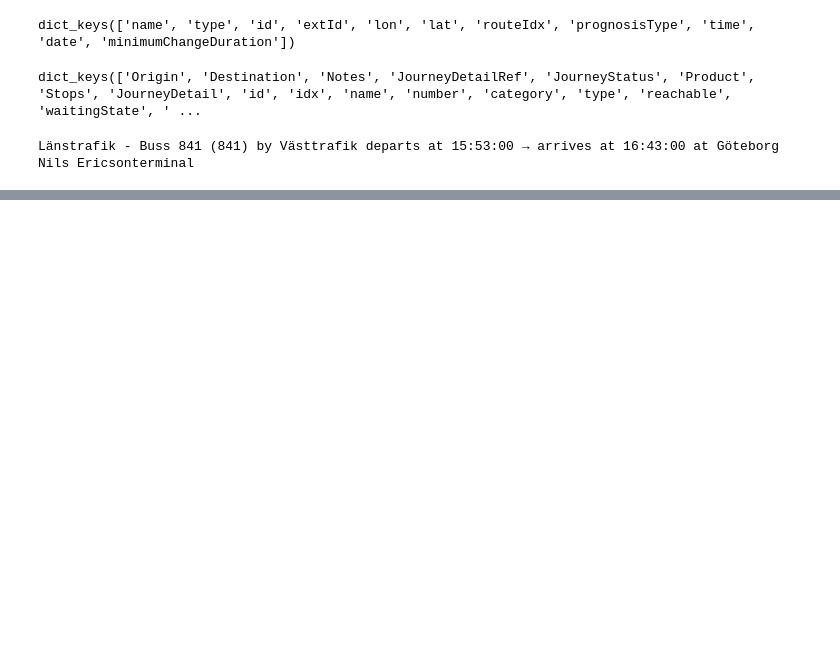
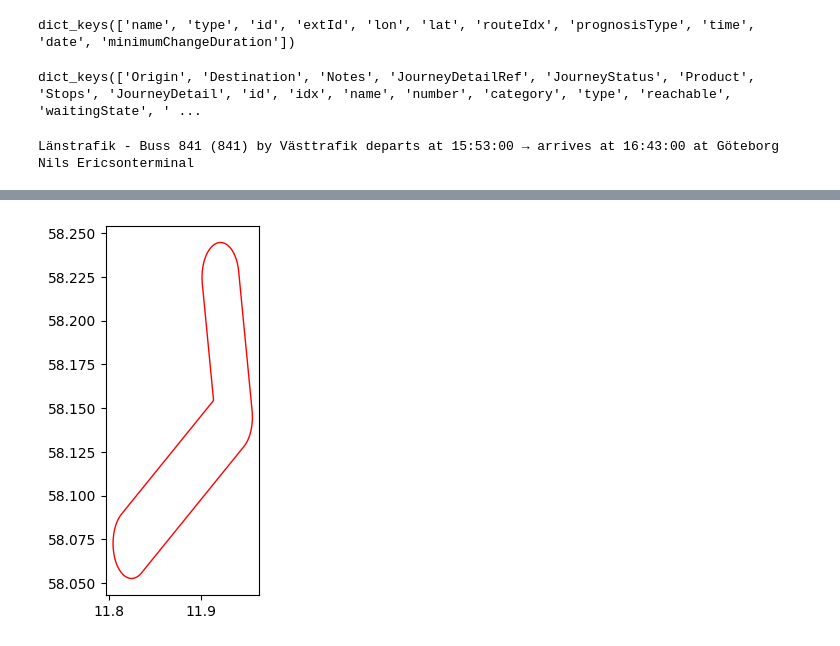
Before and after one commit to Zandri2k/Travel_Planner, a Jupyter notebook: explorations/exploring_travel_planner_Henrik.ipynb, the cells around one changed output, grey strips where cells are left out. Saved outputs shown, nothing was run; the diff lists cells and outputs as text; code cells hidden in the pictures; blank space fills up the shorter version.

Commit message:
Shapes buffering + shapes.txt viability

```diff
--- a/explorations/exploring_travel_planner_Henrik.ipynb
+++ b/explorations/exploring_travel_planner_Henrik.ipynb
@@ -549,0 +675,51 @@ Using dynamic search radius: 17831.80 meters
+# %%
+import osmnx as ox
+import folium
+import numpy as np
+from shapely.geometry import LineString
+import geopandas as gpd
+import matplotlib.pyplot as plt
+
+# 🚆 **Step 1: Define Train Stations (Lat, Lon)**
+stations = {
+    "Stenungsund Station": (58.072592, 11.824760),
+    "Svenshögen Station": (58.144868, 11.935715),
+    "Ljungskile Station": (58.224681, 11.921123)
+}
+
+# 🚆 **Step 2: Create a Polyline Between Stations**
+polyline = LineString([(lon, lat) for lat, lon in stations.values()])
+
+# 🚆 **Step 3: Buffer the Polyline to Create a Query Area**
+buffered_polyline = polyline.buffer(0.02)  # Increase to ~1km width
+
+# 🚀 **Debugging: Show the Buffered Area**
+gdf = gpd.GeoDataFrame(geometry=[buffered_polyline], crs="EPSG:4326")
+gdf.plot(edgecolor="red", facecolor="none")
+plt.show()
+
+# 🚆 **Step 4: Query Railways Inside This Area**
+railways = ox.features_from_polygon(buffered_polyline, tags={"railway": "rail"})
+
+# 🚆 **Step 5: Create a Folium Map**
+mid_lat, mid_lon = (stations["Stenungsund Station"][0] + stations["Ljungskile Station"][0]) / 2, \
+                   (stations["Stenungsund Station"][1] + stations["Ljungskile Station"][1]) / 2
+
+map_route = folium.Map(location=[mid_lat, mid_lon], zoom_start=11)
+
+# **Plot railway tracks**
+for _, row in railways.iterrows():
+    if row.geometry.geom_type == "LineString":
+        folium.PolyLine([(lat, lon) for lon, lat in row.geometry.coords], color="black", weight=2).add_to(map_route)
+
+# **Add Station Markers**
+for name, coords in stations.items():
+    folium.Marker(coords, popup=name, icon=folium.Icon(color="green")).add_to(map_route)
+
+# **Draw the Buffered Area**
+folium.PolyLine([(y, x) for x, y in buffered_polyline.exterior.coords], color="blue", weight=3, opacity=0.6).add_to(map_route)
+
+# **Display the Map**
+map_route
+# %% [output]
+[figure, added]
```
Also changed, not shown: parts of 5 cells of this notebook, 1 other file.
